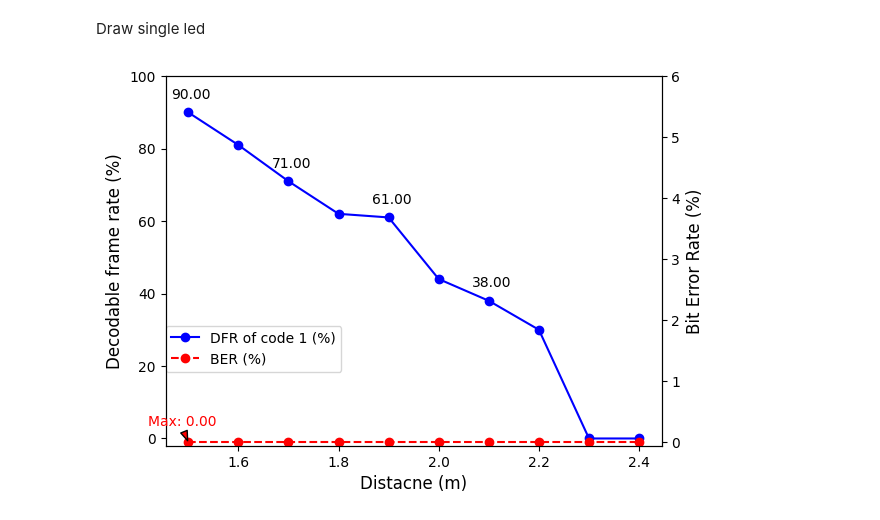
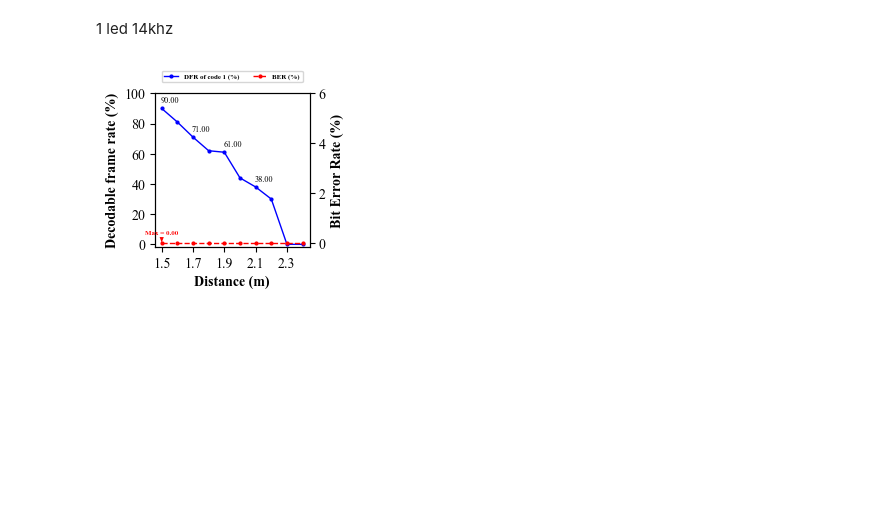
Before and after one commit to nguyendinhquan140701/LEDs_Data_Processing, a Jupyter notebook: Encode_Decode/draw/chart_MPPM.ipynb, the cells around one changed output. Saved outputs shown, nothing was run; the diff lists cells and outputs as text; code cells hidden in the pictures; blank space fills up the shorter version.

Commit message:
final_image_mppm

```diff
--- a/Encode_Decode/draw/chart_MPPM.ipynb
+++ b/Encode_Decode/draw/chart_MPPM.ipynb
@@ -5,6 +9,8 @@ import pandas as pd
 # %%
-path_file = "E:\Project\OOC\LEDs_Data_Processing\Encode_Decode\draw\data\data-Copy.xlsx"
-# path_file = "E:\Project\OOC\LEDs_Data_Processing\Encode_Decode\draw\data\data.xlsx"
-df = pd.read_excel(path_file)
+path_file2 = "E:\Project\OOC\LEDs_Data_Processing\Encode_Decode\draw\data\mppm-copy.xlsx" ## for the 2 LED
+path_file1 = "E:\Project\OOC\LEDs_Data_Processing\Encode_Decode\draw\data\mppm.xlsx"  ## for the 1 LED
 
-print(df)
+df1 = pd.read_excel(path_file1)
+df2 = pd.read_excel(path_file2)
+
+# print(df)
@@ -65,46 +44,61 @@ Name: Code 1, dtype: int64
-# %% [markdown]
-Draw single led
+# %% [markdown]
+1 led 14khz
 # %%
-fig, ax1 = plt.subplots()
+from matplotlib import font_manager
 
-ax1.set_xlabel('Distacne (m)', fontsize=12)
-ax1.set_ylabel('Decodable frame rate (%)', color='black', fontsize=12)
+
+rcParams['font.family'] = 'Times New Roman'
+# Define font properties for Times New Roman
+legend_font = font_manager.FontProperties( style='normal', weight='bold', size=5)
+label_font = {'style': 'normal', 'weight': 'bold', 'size': 10}
+
+fig, ax1 = plt.subplots(figsize=(2, 2))
+
+ax1.set_xlabel('Distance (m)', fontsize=10, fontdict=label_font)
+ax1.tick_params(axis='x', labelcolor='black', labelsize=10, pad = 3)
+ax1.set_xticks([1.5, 1.7, 1.9, 2.1, 2.3])
+
+ax1.set_ylabel('Decodable frame rate (%)', color='black', fontsize=10, fontdict=label_font)
 # ax1.set_xlim(1.6, 2)
 ax1.set_ylim(-2, 100)
-line1 =ax1.plot(distance, c1_14khz_accuracy, color='Blue', label='DFR of code 1 (%)', marker = 'o')
+ax1.tick_params(axis='y', labelcolor='black', labelsize=10, pad = 3)
+ax1.set_yticks([0, 20, 40, 60, 80, 100])
+line1 = ax1.plot(distance, c1_14khz_accuracy, color='Blue', label='DFR of code 1 (%)', marker='o', markersize=2, linewidth=1)
 
-ax1.tick_params(axis='y', labelcolor='black')
 # ax1.scatter(distance, c1_code1_accuracy, color='blue', edgecolors='blue', s=3)
 for i, txt in enumerate(c1_14khz_accuracy):
     if i in [0, 2, 4, 6]:
-        ax1.annotate(f'{txt:.2f}', (distance[i], c1_14khz_accuracy[i]), textcoords="offset points", xytext=(2,10), ha='center', color='black', fontsize=10)
+        ax1.annotate(f'{txt:.2f}', (distance[i], c1_14khz_accuracy[i]), textcoords="offset points",
+                     xytext=(6,4), ha='center', color='black', fontsize=6, fontstyle='normal')
+
+ax2 = ax1.twinx()
+ax2.set_ylim(-0.16, 6)
+ax2.set_ylabel('Bit Error Rate (%)', color='black', fontsize=10, fontdict=label_font)
+ax2.tick_params(axis='y', labelcolor='black', labelsize=10, pad = 3)
+line3 = ax2.plot(distance, _14khz_ber, color='red', label='BER (%)', linestyle='--', marker='o', markersize=2, linewidth=1)
 
 
-ax2 = ax1.twinx()
-ax2.set_ylim(-0.06, 6)
-ax2.set_ylabel('Bit Error Rate (%)', color='black', fontsize=12)
-line3 = ax2.plot(distance, _14khz_ber, color='red', label='BER (%)', linestyle='--', marker = 'o')
-ax2.tick_params(axis='y', labelcolor='black')
-
-peak_index = np.argmax(_14khz_ber)  # Chỉ số của điểm cực đại
-peak_value = _14khz_ber[peak_index]  # Giá trị của điểm cực đại
-peak_distance = distance[peak_index]  # Khoảng cách của điểm cực đại
-ax2.annotate(f'Max: {peak_value:.2f}',
+peak_index = np.argmax(_14khz_ber)  # Index of the peak point
+peak_value = _14khz_ber[peak_index]  # Value of the peak point
+peak_distance = distance[peak_index]  # Distance of the peak point
+ax2.annotate(f'Max = {peak_value:.2f}',
              (peak_distance, peak_value),
              textcoords="offset points",
-             xytext=(-4,12),
+             xytext=(0, 6),
              ha='center',
              color='red',
-             fontsize=10,
-             fontweight='normal',
-             arrowprops=dict(facecolor='red', edgecolor='black', shrink=0.1, width = 2, headwidth = 5, headlength = 7))
-
-
+             fontsize=5,
+             fontstyle='normal',
+             fontweight='bold',
+             family='Times New Roman',
+             arrowprops=dict(facecolor='red', edgecolor='none', shrink=0.1, width=2, headwidth=3, headlength=4))
 
 lines = ax1.get_lines() + ax2.get_lines()
 labels = [line.get_label() for line in lines]
-ax1.legend(lines, labels, loc=(0, 0.2))  # Hiển thị hộp chú thích kết hợp trên ax1
 
-plt.savefig('_1led_14khz.png')
+# Move the legend above the plot, outside the graph
+ax1.legend(lines, labels, loc='upper center', bbox_to_anchor=(0.5, 1.17), ncol=2, prop=legend_font)
+
+plt.savefig('E:\Project\OOC\LEDs_Data_Processing\Encode_Decode\draw\img\_1led_14khz.jpeg', dpi = 600,bbox_inches='tight')
 # %% [output]
-[figure, old version]
+[figure, new version]
```
Also changed, not shown: parts of 17 cells of this notebook, 15 other files.
